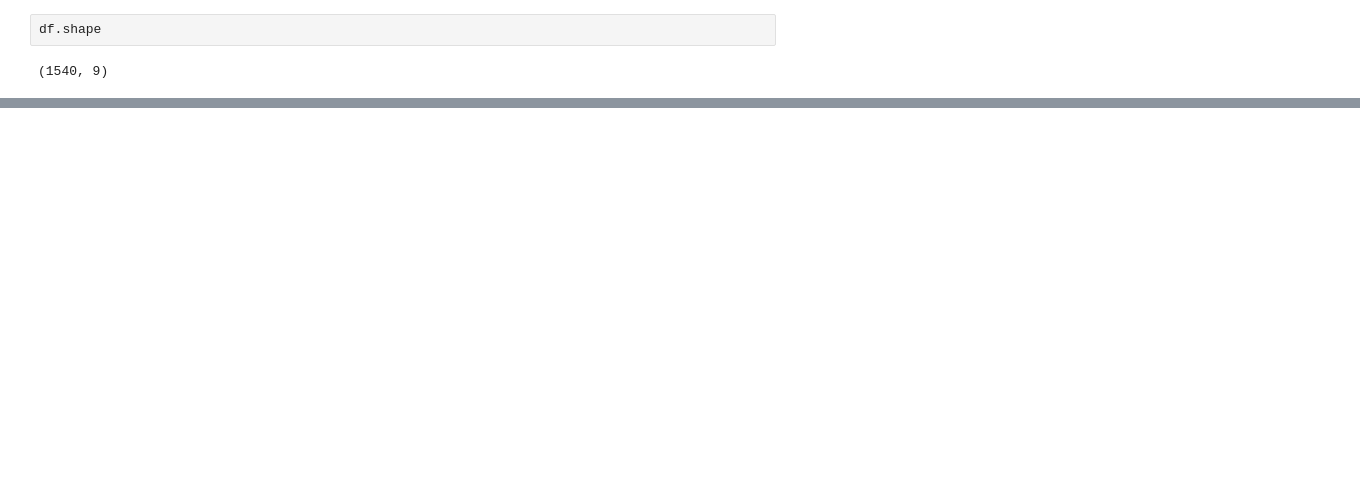
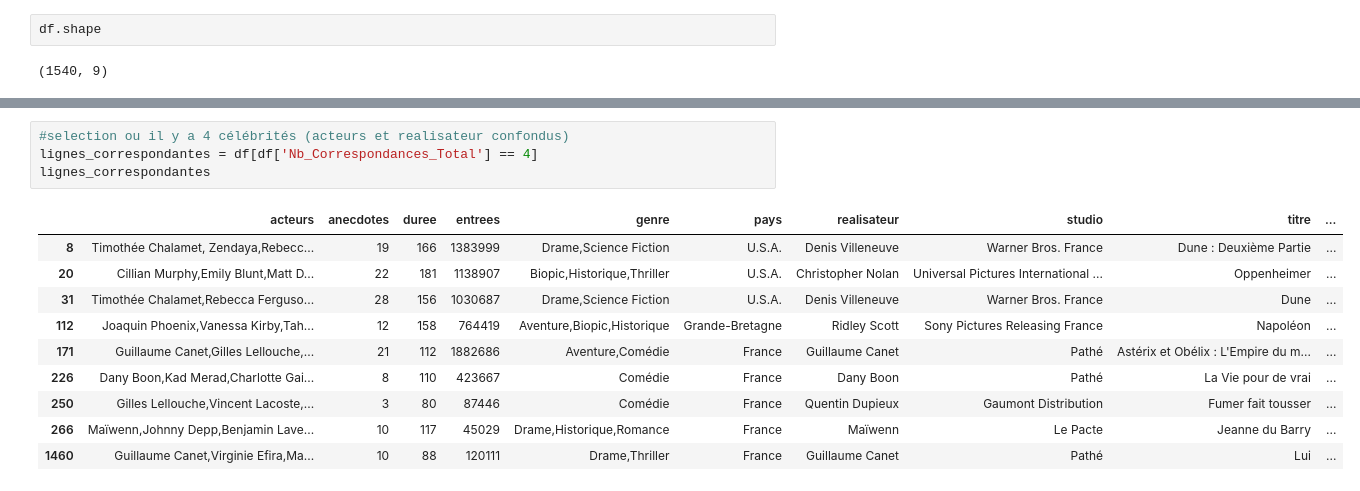
Before and after one commit to Melobgn/cinema_prediction, a Jupyter notebook: feature_engineering.ipynb, the cells around one changed output, grey strips where cells are left out. Cells and saved outputs as stored; diff of their text form; blank space fills up the shorter version.

```diff
--- a/feature_engineering.ipynb
+++ b/feature_engineering.ipynb
@@ -113,0 +141,15 @@ Name: Nb_Acteurs_Liste, dtype: float64
+# %%
+#selection ou il y a 4 célébrités (acteurs et realisateur confondus)
+lignes_correspondantes = df[df['Nb_Correspondances_Total'] == 4]
+lignes_correspondantes
+# %% [output]
+|  | acteurs | anecdotes | duree | entrees | genre | pays | realisateur | studio | titre | ... |
+| 8 | Timothée Chalamet, Zendaya,Rebecc... | 19 | 166 | 1383999 | Drame,Science Fiction | U.S.A. | Denis Villeneuve | Warner Bros. France | Dune : Deuxième Partie | ... |
+| 20 | Cillian Murphy,Emily Blunt,Matt D... | 22 | 181 | 1138907 | Biopic,Historique,Thriller | U.S.A. | Christopher Nolan | Universal Pictures International ... | Oppenheimer | ... |
+| 31 | Timothée Chalamet,Rebecca Ferguso... | 28 | 156 | 1030687 | Drame,Science Fiction | U.S.A. | Denis Villeneuve | Warner Bros. France | Dune | ... |
+| 112 | Joaquin Phoenix,Vanessa Kirby,Tah... | 12 | 158 | 764419 | Aventure,Biopic,Historique | Grande-Bretagne | Ridley Scott | Sony Pictures Releasing France | Napoléon | ... |
+| 171 | Guillaume Canet,Gilles Lellouche,... | 21 | 112 | 1882686 | Aventure,Comédie | France | Guillaume Canet | Pathé | Astérix et Obélix : L'Empire du m... | ... |
+| 226 | Dany Boon,Kad Merad,Charlotte Gai... | 8 | 110 | 423667 | Comédie | France | Dany Boon | Pathé | La Vie pour de vrai | ... |
+| 250 | Gilles Lellouche,Vincent Lacoste,... | 3 | 80 | 87446 | Comédie | France | Quentin Dupieux | Gaumont Distribution | Fumer fait tousser | ... |
+| 266 | Maïwenn,Johnny Depp,Benjamin Lave... | 10 | 117 | 45029 | Drame,Historique,Romance | France | Maïwenn | Le Pacte | Jeanne du Barry | ... |
+| 1460 | Guillaume Canet,Virginie Efira,Ma... | 10 | 88 | 120111 | Drame,Thriller | France | Guillaume Canet | Pathé | Lui | ... |
```
Also changed, not shown: parts of 8 cells of this notebook, 1 other file.
